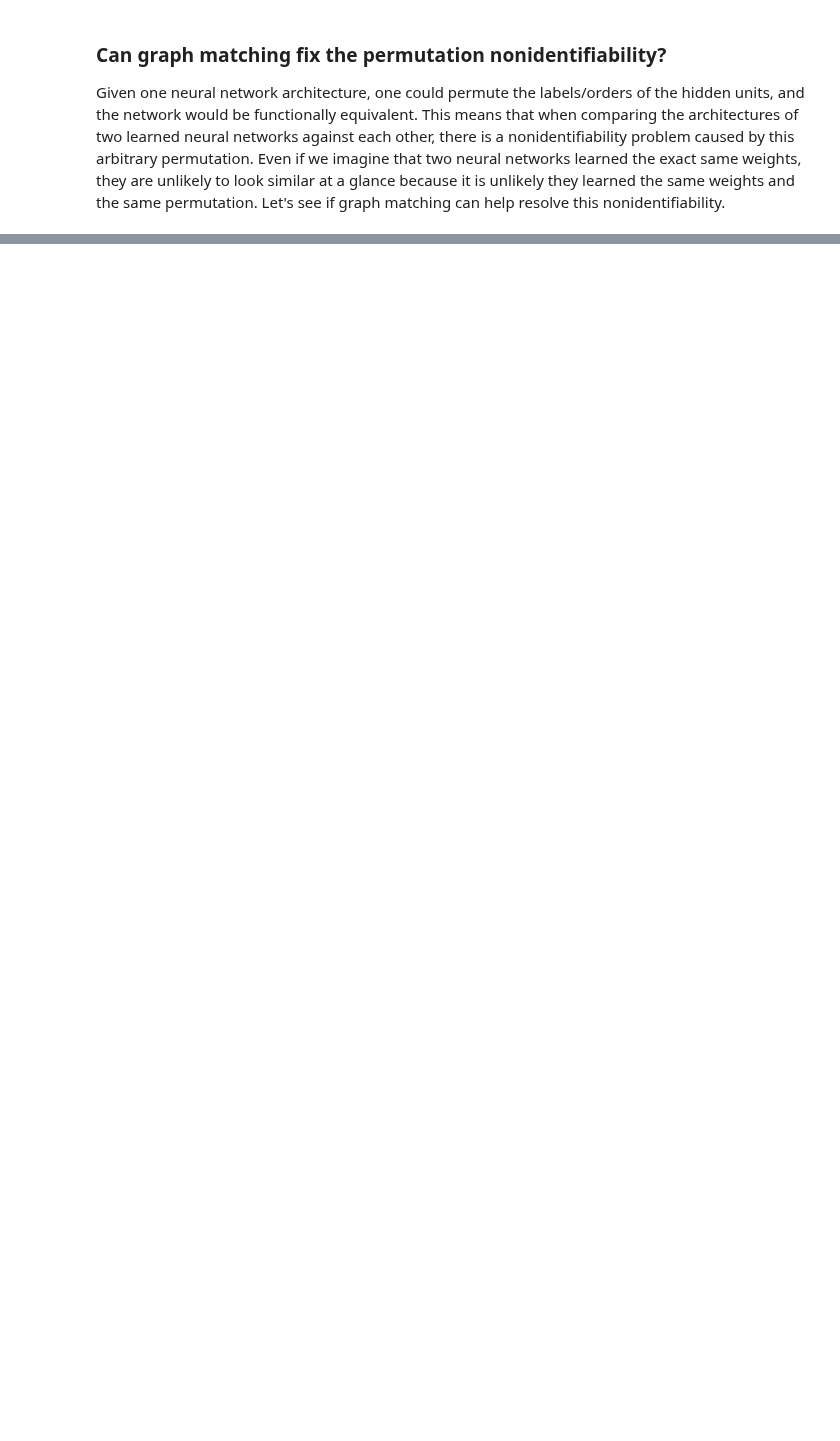
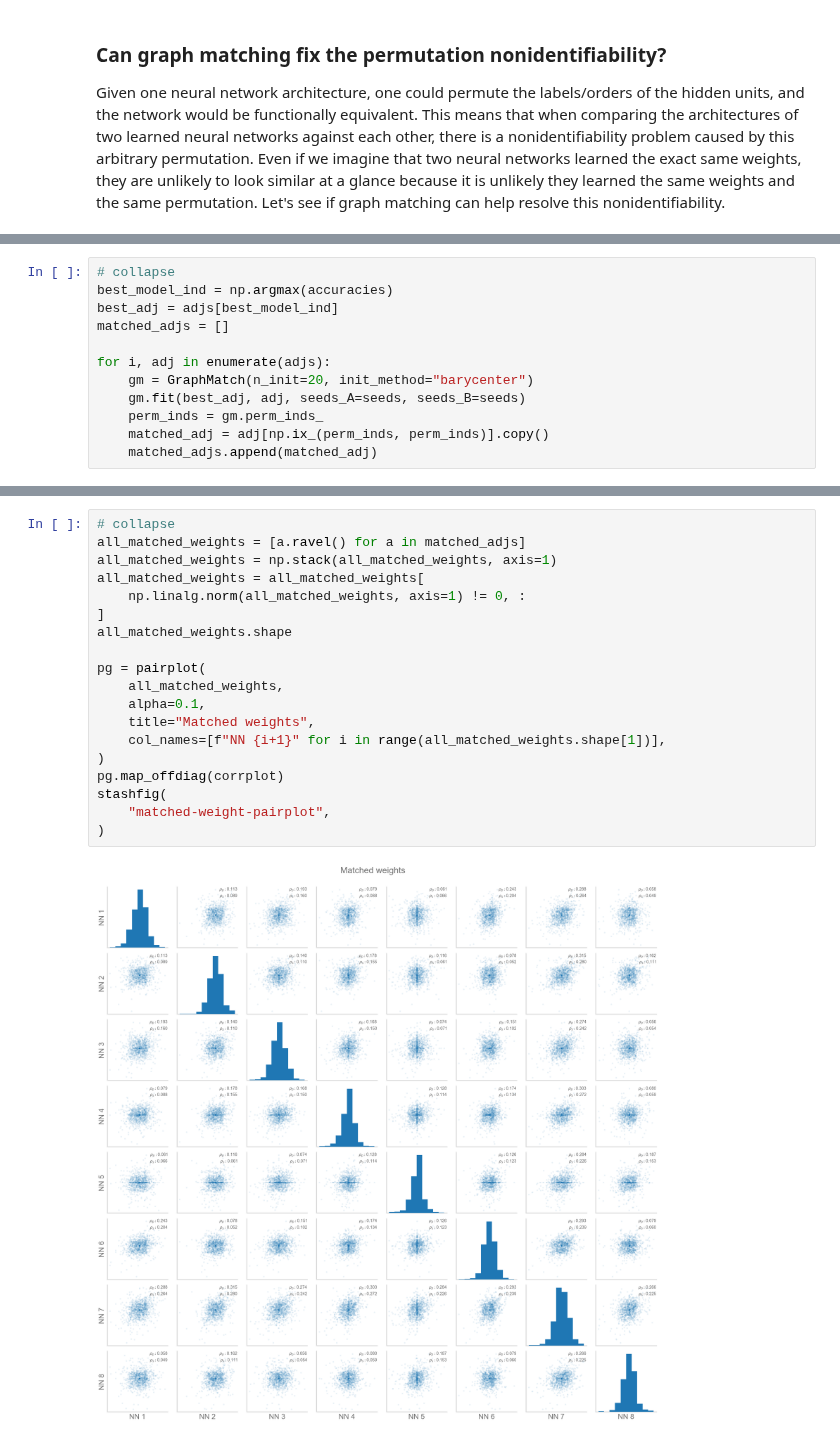
Before and after one commit to neurodata/notebooks, a Jupyter notebook: _notebooks/2020-10-05-nn-distributions.ipynb, the cells around one changed output, grey strips where cells are left out. Drawn from its saved outputs; the diff is of its cells as text; blank space fills up the shorter version.

```diff
--- a/_notebooks/2020-10-05-nn-distributions.ipynb
+++ b/_notebooks/2020-10-05-nn-distributions.ipynb
@@ -296,0 +326,12 @@ stashfig("pre-post-weights-gm")
+# %%
+# collapse
+best_model_ind = np.argmax(accuracies)
+best_adj = adjs[best_model_ind]
+matched_adjs = []
+
+for i, adj in enumerate(adjs):
+    gm = GraphMatch(n_init=20, init_method="barycenter")
+    gm.fit(best_adj, adj, seeds_A=seeds, seeds_B=seeds)
+    perm_inds = gm.perm_inds_
+    matched_adj = adj[np.ix_(perm_inds, perm_inds)].copy()
+    matched_adjs.append(matched_adj)
@@ -296,0 +342,21 @@ stashfig("pre-post-weights-gm")
+# %%
+# collapse
+all_matched_weights = [a.ravel() for a in matched_adjs]
+all_matched_weights = np.stack(all_matched_weights, axis=1)
+all_matched_weights = all_matched_weights[
+    np.linalg.norm(all_matched_weights, axis=1) != 0, :
+]
+all_matched_weights.shape
+
+pg = pairplot(
+    all_matched_weights,
+    alpha=0.1,
+    title="Matched weights",
+    col_names=[f"NN {i+1}" for i in range(all_matched_weights.shape[1])],
+)
+pg.map_offdiag(corrplot)
+stashfig(
+    "matched-weight-pairplot",
+)
+# %% [output]
+[figure, added]
```
Also changed, not shown: parts of 18 cells of this notebook.
